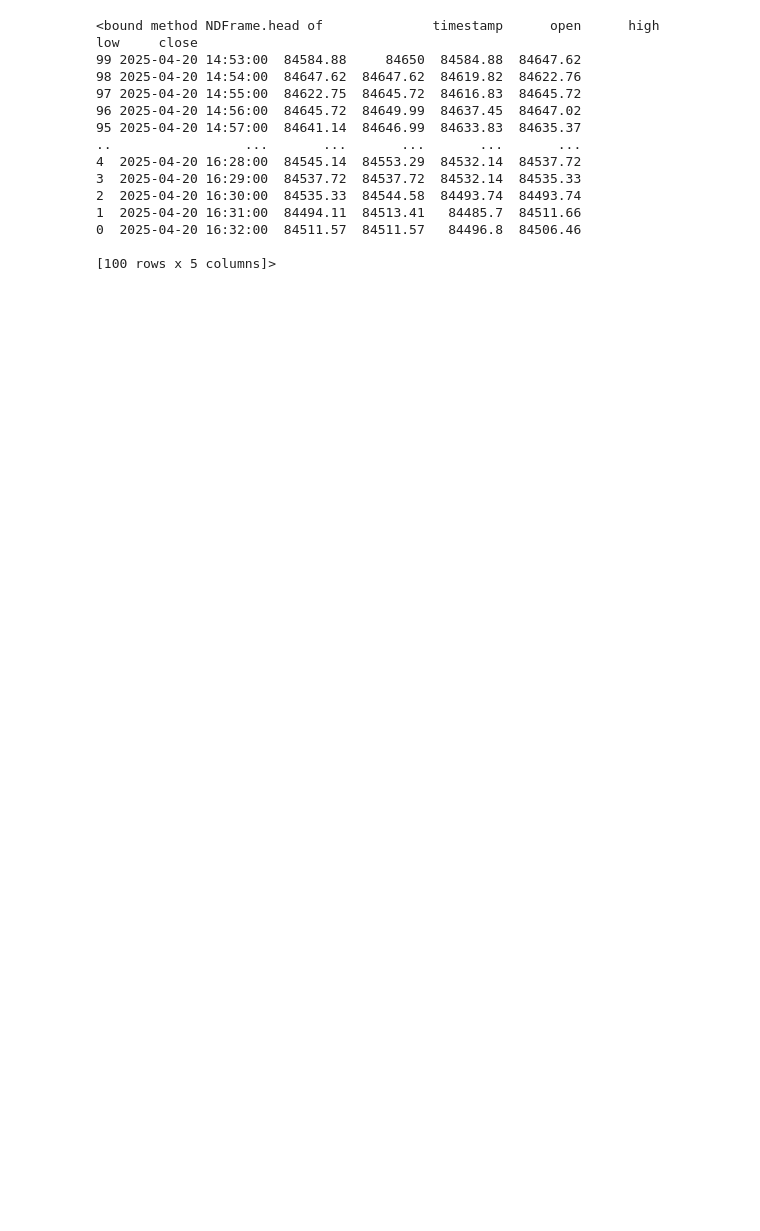
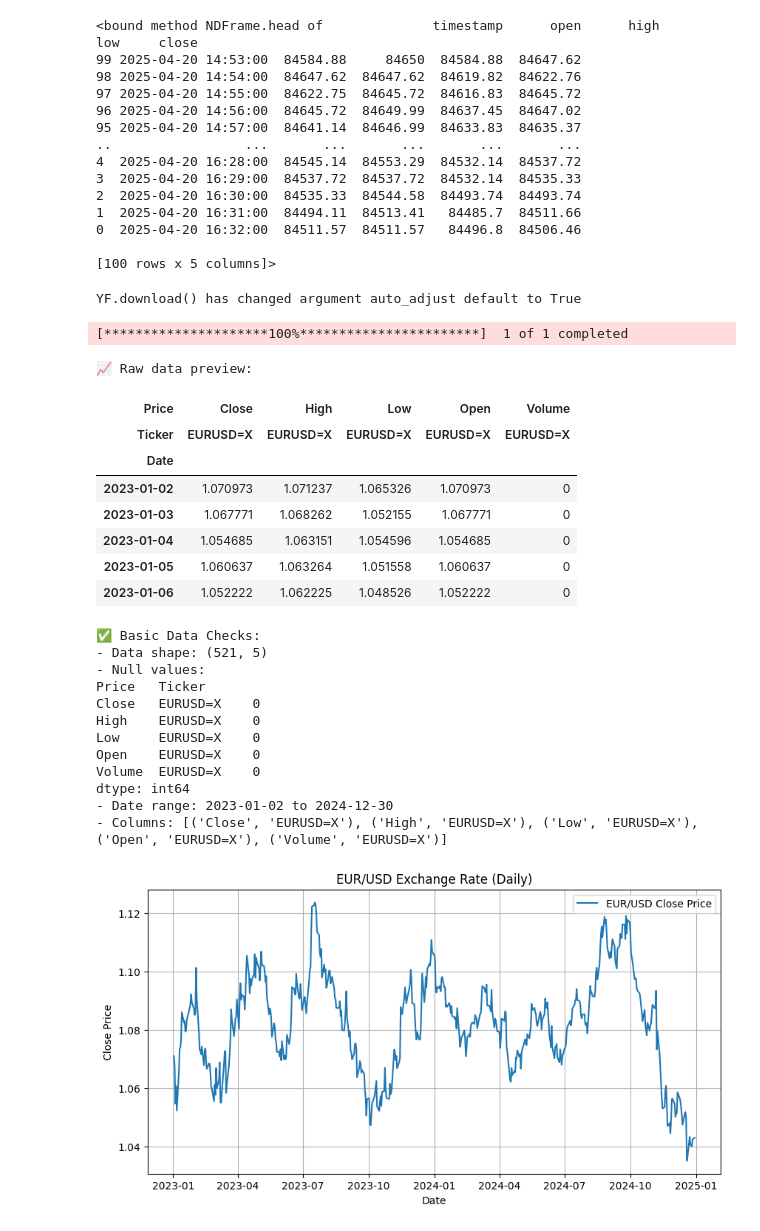
Before and after one commit to sYoungkin/quantCoPilot, a Jupyter notebook: testing.ipynb, the cells around one changed output. Cells and saved outputs as stored; diff of their text form; code cells hidden in the pictures; blank space fills up the shorter version.

Commit message:
pre change checkpoint

```diff
--- a/testing.ipynb
+++ b/testing.ipynb
@@ -50,3 +50,57 @@ df.head
 0  2025-04-20 16:32:00  84511.57  84511.57   84496.8  84506.46
 
 [100 rows x 5 columns]>
+# %%
+import yfinance as yf
+import pandas as pd
+import matplotlib.pyplot as plt
+
+# Step 1: Fetch EUR/USD data using the EURUSD=X ticker
+ticker = 'EURUSD=X'
+data = yf.download(ticker, start='2023-01-01', end='2024-12-31', interval='1d')
+
+# Step 2: Basic preview
+print("📈 Raw data preview:")
+display(data.head())
+
+# Step 3: Basic sanity checks
+print("\n✅ Basic Data Checks:")
+print(f"- Data shape: {data.shape}")
+print(f"- Null values:\n{data.isnull().sum()}")
+print(f"- Date range: {data.index.min().date()} to {data.index.max().date()}")
+print(f"- Columns: {list(data.columns)}")
+
+# Step 4: Visual inspection
+plt.figure(figsize=(10, 5))
+plt.plot(data['Close'], label='EUR/USD Close Price')
+plt.title('EUR/USD Exchange Rate (Daily)')
+plt.xlabel('Date')
+plt.ylabel('Close Price')
+plt.legend()
+plt.grid(True)
+plt.show()
+# %% [output]
+YF.download() has changed argument auto_adjust default to True
+[*********************100%***********************]  1 of 1 completed
+📈 Raw data preview:
+| Price | Close | High | Low | Open | Volume |
+| Ticker | EURUSD=X | EURUSD=X | EURUSD=X | EURUSD=X | EURUSD=X |
+| Date |  |  |  |  |  |
+| 2023-01-02 | 1.070973 | 1.071237 | 1.065326 | 1.070973 | 0 |
+| 2023-01-03 | 1.067771 | 1.068262 | 1.052155 | 1.067771 | 0 |
+| 2023-01-04 | 1.054685 | 1.063151 | 1.054596 | 1.054685 | 0 |
+| 2023-01-05 | 1.060637 | 1.063264 | 1.051558 | 1.060637 | 0 |
+| 2023-01-06 | 1.052222 | 1.062225 | 1.048526 | 1.052222 | 0 |
+✅ Basic Data Checks:
+- Data shape: (521, 5)
+- Null values:
+Price   Ticker
+Close   EURUSD=X    0
+High    EURUSD=X    0
+Low     EURUSD=X    0
+Open    EURUSD=X    0
+Volume  EURUSD=X    0
+dtype: int64
+- Date range: 2023-01-02 to 2024-12-30
+- Columns: [('Close', 'EURUSD=X'), ('High', 'EURUSD=X'), ('Low', 'EURUSD=X'), ('Open', 'EURUSD=X'), ('Volume', 'EURUSD=X')]
+[figure, added]
```
Also changed, not shown: parts of 2 cells of this notebook, 8 other files.
